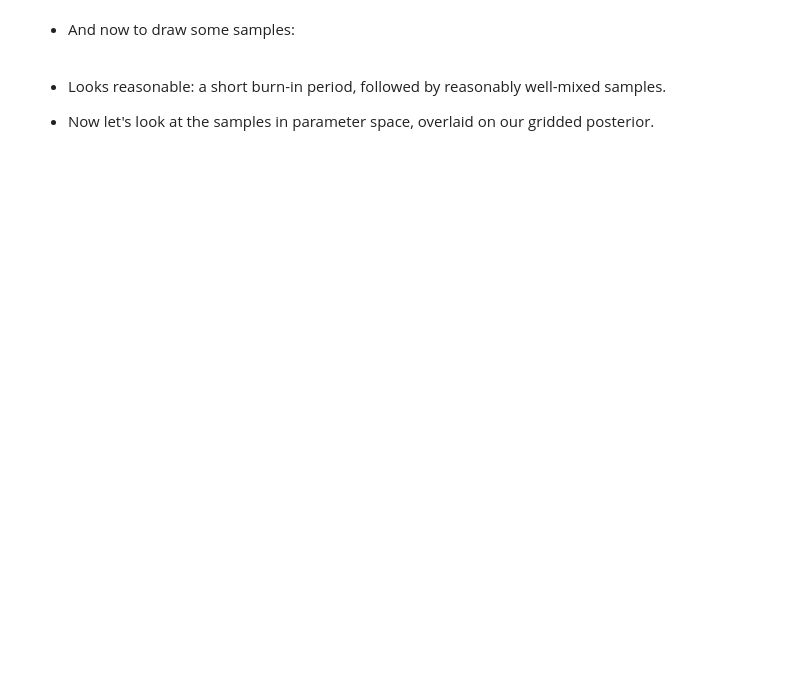
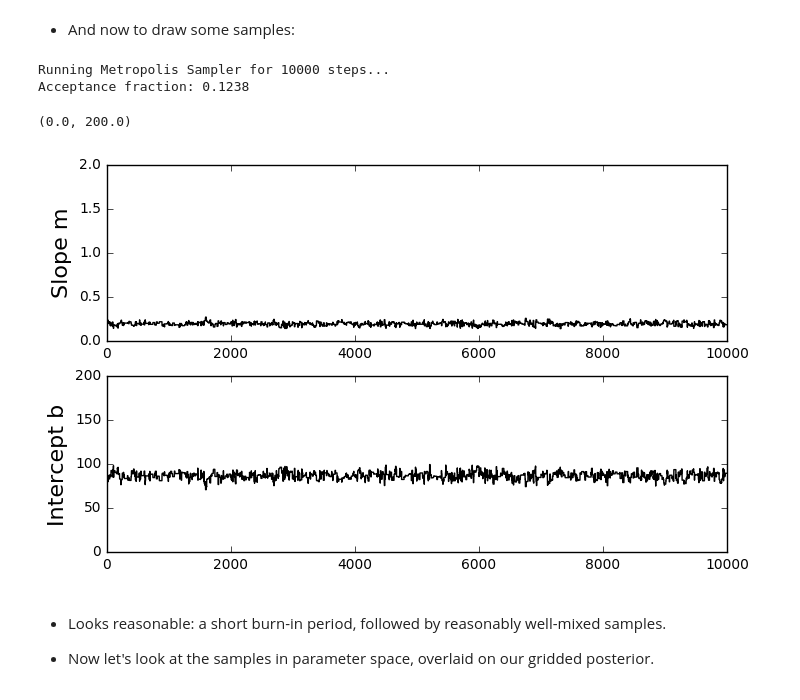
Before and after one commit to KIPAC/StatisticalMethods, a Jupyter notebook: examples/StraightLine/ModelEvaluation.ipynb, the cells around one changed output. Saved outputs shown, nothing was run; the diff lists cells and outputs as text; code cells hidden in the pictures; blank space fills up the shorter version.

```diff
--- a/examples/StraightLine/ModelEvaluation.ipynb
+++ b/examples/StraightLine/ModelEvaluation.ipynb
@@ -150,10 +156,15 @@ def metropolis(log_posterior, theta, theta_limits, stepsize, nsteps=10000):
 
     return chain,log_probs,acceptance_rate
 # %%
-# Initialize m, b at the center of prior:
-m = 0.5*(mlimits[0]+mlimits[1])
-b = 0.5*(blimits[0]+blimits[1])
+# Round 1: Initialize m, b at the center of prior:
+# m = 0.5*(mlimits[0]+mlimits[1])
+# b = 0.5*(blimits[0]+blimits[1])
+# Round 2: Initialize m,b close to peak of posterior:
+m = 0.25
+b = 90.0
+
 theta = np.array([m,b])
+
 
 # Step sizes, 2% or 5% of the prior
 mstep = 0.02*(mlimits[1]-mlimits[0])
@@ -170,21 +181,27 @@ chain, log_probs, acceptance_rate = metropolis(
 )
 
 print('Acceptance fraction:', acceptance_rate)
+# %% [output]
+Running Metropolis Sampler for 10000 steps...
+Acceptance fraction: 0.1238
 # %%
 # Pull m and b arrays out of the Markov chain and plot them:
 mm = [m for m,b in chain]
 bb = [b for m,b in chain]
 
 # Traces, for convergence inspection:
 plt.figure(figsize=(8,5))
 plt.subplot(2,1,1)
 plt.plot(mm, 'k-')
 plt.ylim(mlimits)
-plt.ylabel('m')
+plt.ylabel('Slope m', fontsize=16)
 plt.subplot(2,1,2)
 plt.plot(bb, 'k-')
-plt.ylabel('Intercept b')
+plt.ylabel('Intercept b', fontsize=16)
 plt.ylim(blimits)
+# %% [output]
+(0.0, 200.0)
+[figure, added]
 # %% [markdown]
 * Looks reasonable: a short burn-in period, followed by reasonably well-mixed samples.
 
```
Also changed, not shown: parts of 25 cells of this notebook, 12 other files.
